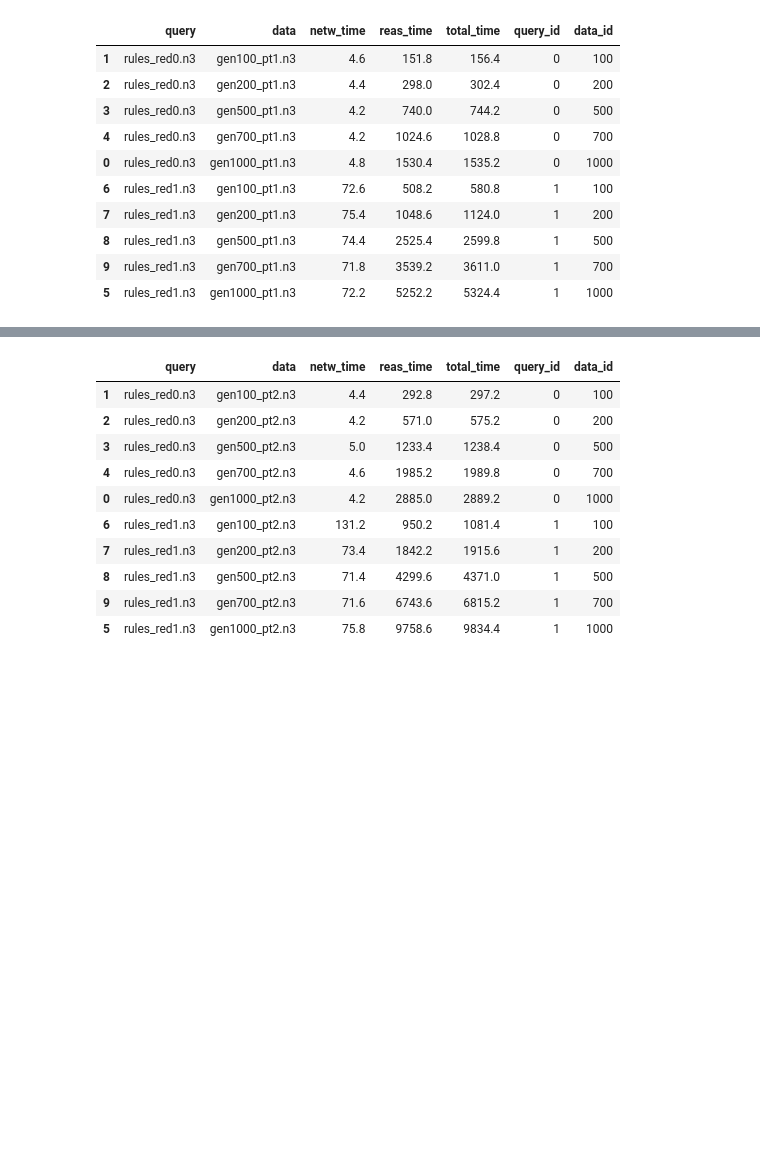
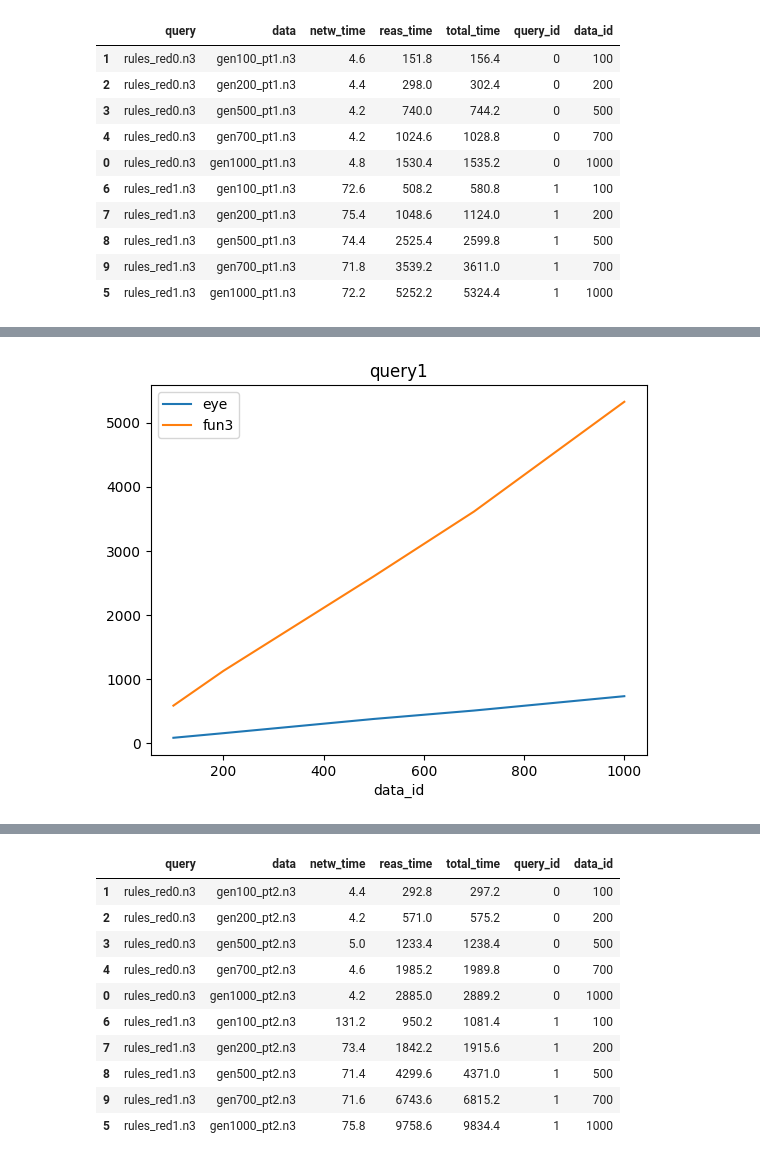
Before and after one commit to william-vw/fun3, a Jupyter notebook: python/tests-bench/zika/exp.ipynb, the cells around one changed output, grey strips where cells are left out. Cells and saved outputs as stored; diff of their text form; code cells hidden in the pictures; blank space fills up the shorter version.

```diff
--- a/python/tests-bench/zika/exp.ipynb
+++ b/python/tests-bench/zika/exp.ipynb
@@ -134,0 +136,4 @@ df
+# %%
+plot("query1", df_eye[df_eye['query_id']==1], df_fun3[df_fun3['query_id']==1])
+# %% [output]
+[figure, added]
```
Also changed, not shown: parts of 13 cells of this notebook.
